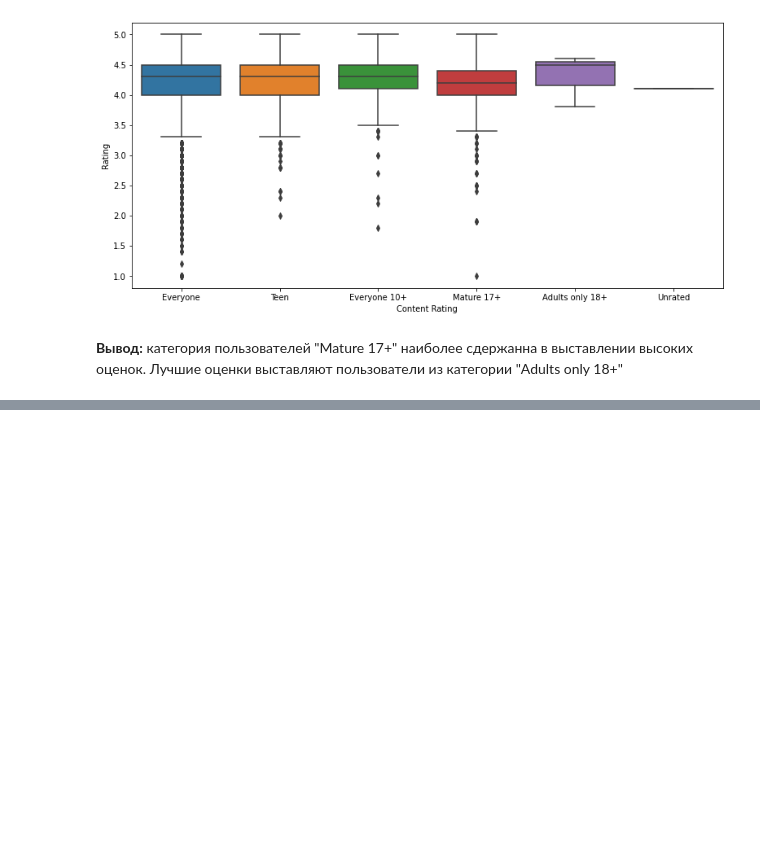
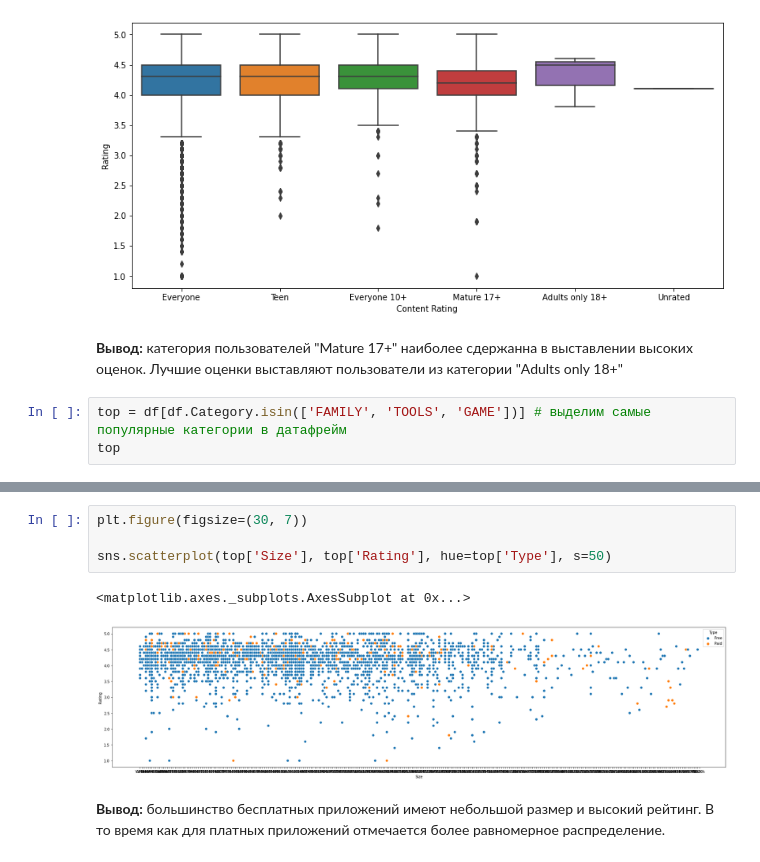
Before and after one commit to khil4uk/HW_Stat2, a Jupyter notebook: HW_stat_2.ipynb, the cells around one changed output, grey strips where cells are left out. Drawn from its saved outputs; the diff is of its cells as text; blank space fills up the shorter version.

```diff
--- a/HW_stat_2.ipynb
+++ b/HW_stat_2.ipynb
@@ -93,3 +93,6 @@ sns.boxplot(data=df, y='Rating', x='Content Rating')
 [figure]
 # %% [markdown]
 **Вывод:** категория пользователей "Mature 17+" наиболее сдержанна в выставлении высоких оценок. Лучшие оценки выставляют пользователи из категории "Adults only 18+"
+# %%
+top = df[df.Category.isin(['FAMILY', 'TOOLS', 'GAME'])] # выделим самые популярные категории в датафрейм
+top
@@ -95,0 +113,9 @@ sns.boxplot(data=df, y='Rating', x='Content Rating')
+# %%
+plt.figure(figsize=(30, 7))
+
+sns.scatterplot(top['Size'], top['Rating'], hue=top['Type'], s=50)
+# %% [output]
+<matplotlib.axes._subplots.AxesSubplot at 0x...>
+[figure, added]
+# %% [markdown]
+**Вывод:** большинство бесплатных приложений имеют небольшой размер и высокий рейтинг. В то время как для платных приложений отмечается более равномерное распределение.
```
Also changed, not shown: parts of 3 cells of this notebook.
